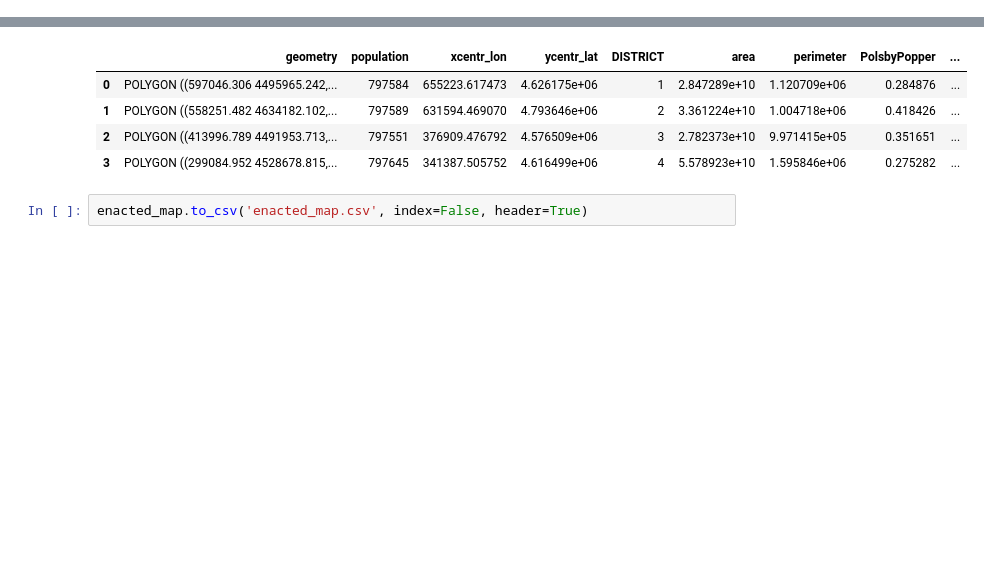
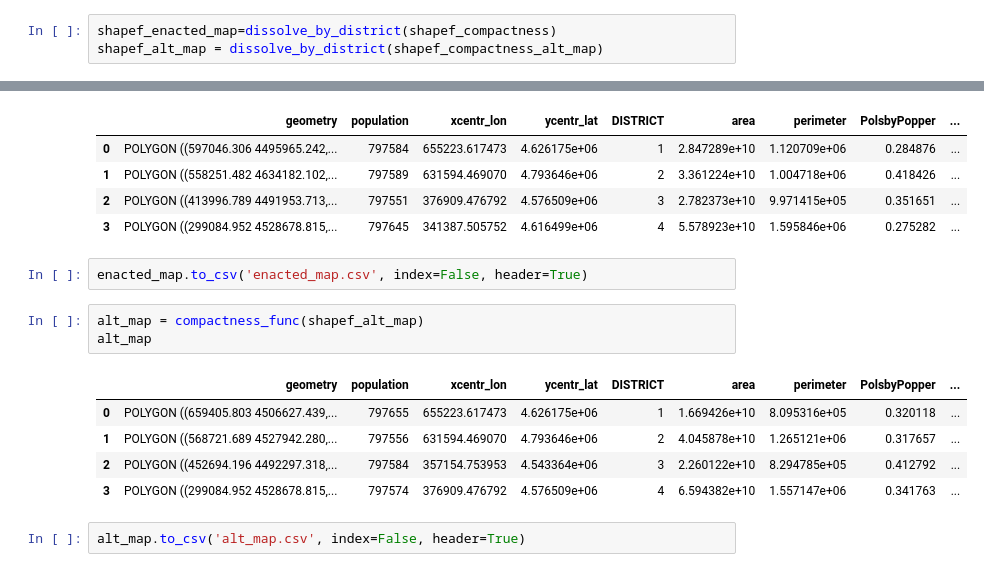
Before and after one commit to stefaniegwangphd/ia-redistricting, a Jupyter notebook: current_map_compactness.ipynb, the cells around one changed output, grey strips where cells are left out. Cells and saved outputs as stored; diff of their text form; blank space fills up the shorter version.

```diff
--- a/current_map_compactness.ipynb
+++ b/current_map_compactness.ipynb
@@ -123,3 +177,6 @@ shapef_dissolve_test=dissolve_by_district(shapef_compactness)
+# %%
+shapef_enacted_map=dissolve_by_district(shapef_compactness)
+shapef_alt_map = dissolve_by_district(shapef_compactness_alt_map)
 # %%
 color_dict = { 1 : '#3995ff',
                2 : '#ff8539',
@@ -176,3 +233,14 @@ enacted_map
 | 3 | POLYGON ((299084.952 4528678.815,... | 797645 | 341387.505752 | 4.616499e+06 | 4 | 5.578923e+10 | 1.595846e+06 | 0.275282 | ... |
 # %%
 enacted_map.to_csv('enacted_map.csv', index=False, header=True)
+# %%
+alt_map = compactness_func(shapef_alt_map)
+alt_map
+# %% [output]
+|  | geometry | population | xcentr_lon | ycentr_lat | DISTRICT | area | perimeter | PolsbyPopper | ... |
+| 0 | POLYGON ((659405.803 4506627.439,... | 797655 | 655223.617473 | 4.626175e+06 | 1 | 1.669426e+10 | 8.095316e+05 | 0.320118 | ... |
+| 1 | POLYGON ((568721.689 4527942.280,... | 797556 | 631594.469070 | 4.793646e+06 | 2 | 4.045878e+10 | 1.265121e+06 | 0.317657 | ... |
+| 2 | POLYGON ((452694.196 4492297.318,... | 797584 | 357154.753953 | 4.543364e+06 | 3 | 2.260122e+10 | 8.294785e+05 | 0.412792 | ... |
+| 3 | POLYGON ((299084.952 4528678.815,... | 797574 | 376909.476792 | 4.576509e+06 | 4 | 6.594382e+10 | 1.557147e+06 | 0.341763 | ... |
+# %%
+alt_map.to_csv('alt_map.csv', index=False, header=True)
```
Also changed, not shown: parts of 10 cells of this notebook, 1 other file.
